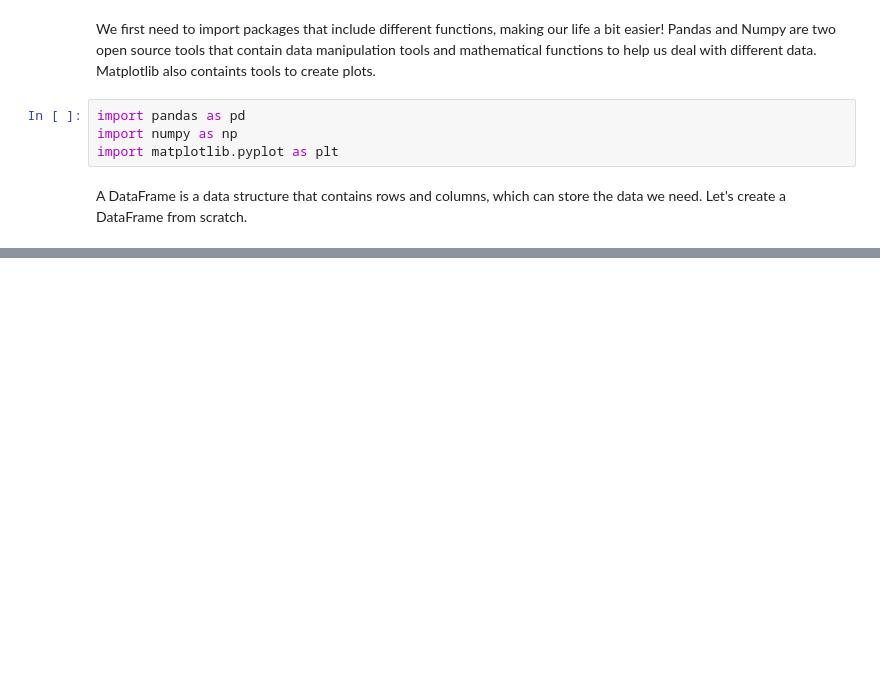
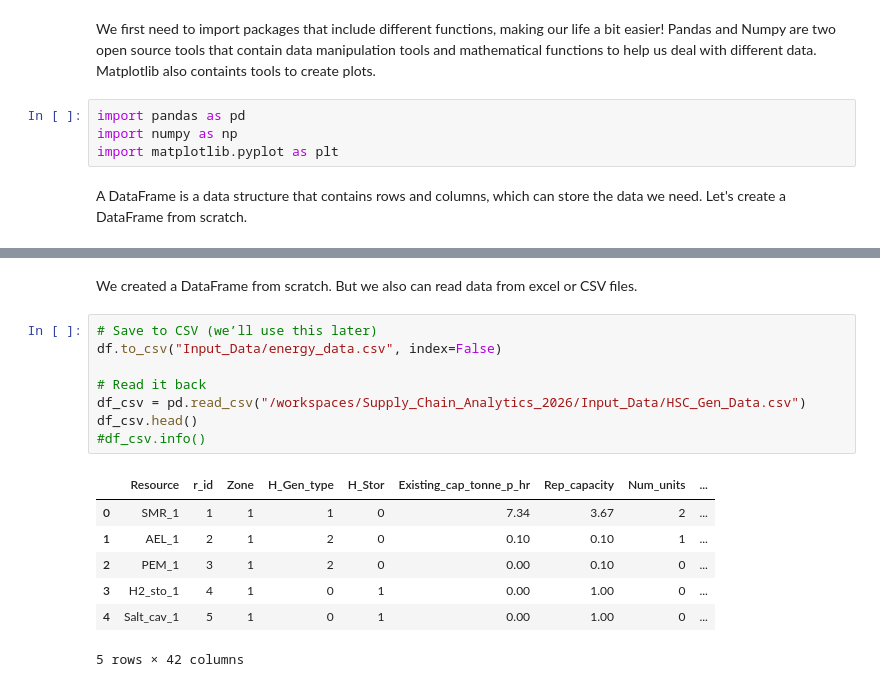
Before and after one commit to rezfa/Supply_Chain_Analytics_2026, a Jupyter notebook: 0_Getting_Started.ipynb, the cells around one changed output, grey strips where cells are left out. Drawn from its saved outputs; the diff is of its cells as text; blank space fills up the shorter version.

```diff
--- a/0_Getting_Started.ipynb
+++ b/0_Getting_Started.ipynb
@@ -51,0 +60,18 @@ df3
+# %% [markdown]
+We created a DataFrame from scratch. But we also can read data from excel or CSV files.
+# %%
+# Save to CSV (we’ll use this later)
+df.to_csv("Input_Data/energy_data.csv", index=False)
+
+# Read it back
+df_csv = pd.read_csv("/workspaces/Supply_Chain_Analytics_2026/Input_Data/HSC_Gen_Data.csv")
+df_csv.head()
+#df_csv.info()
+# %% [output]
+|  | Resource | r_id | Zone | H_Gen_type | H_Stor | Existing_cap_tonne_p_hr | Rep_capacity | Num_units | ... |
+| 0 | SMR_1 | 1 | 1 | 1 | 0 | 7.34 | 3.67 | 2 | ... |
+| 1 | AEL_1 | 2 | 1 | 2 | 0 | 0.10 | 0.10 | 1 | ... |
+| 2 | PEM_1 | 3 | 1 | 2 | 0 | 0.00 | 0.10 | 0 | ... |
+| 3 | H2_sto_1 | 4 | 1 | 0 | 1 | 0.00 | 1.00 | 0 | ... |
+| 4 | Salt_cav_1 | 5 | 1 | 0 | 1 | 0.00 | 1.00 | 0 | ... |
+5 rows × 42 columns
```
Also changed, not shown: parts of 23 cells of this notebook, 2 other files.
